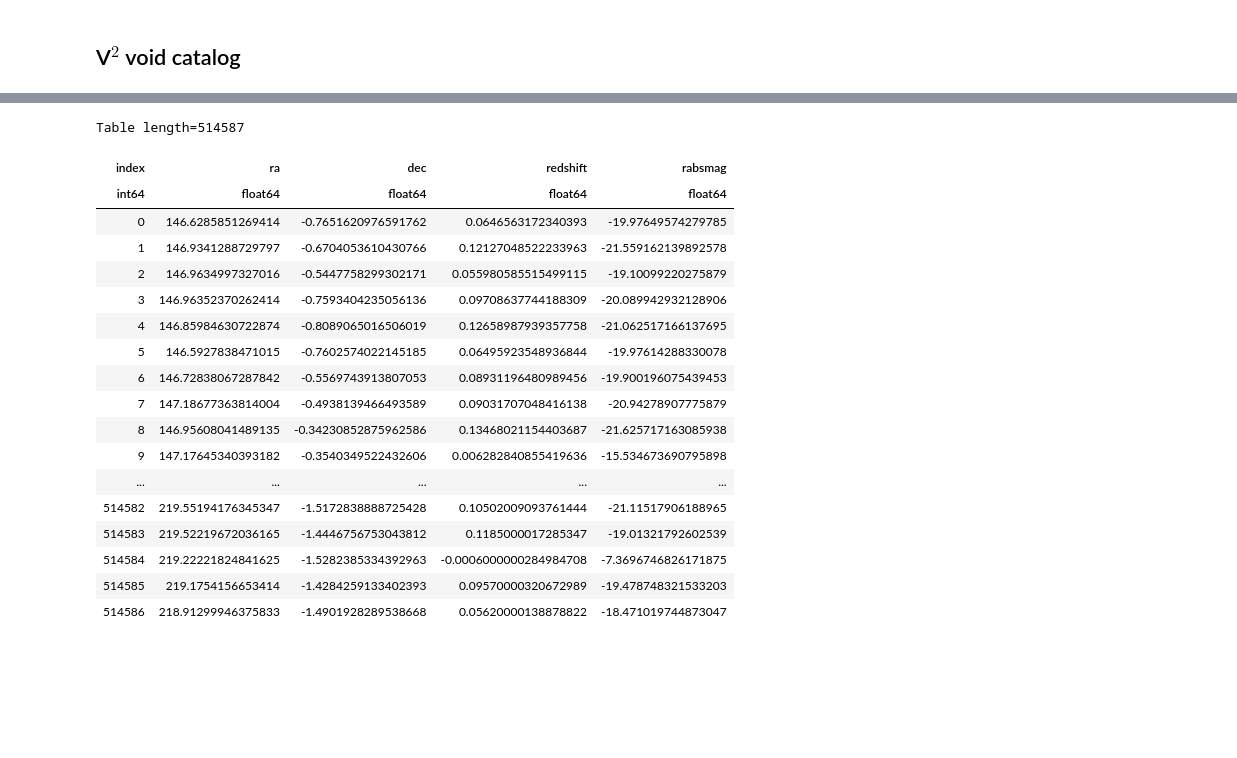
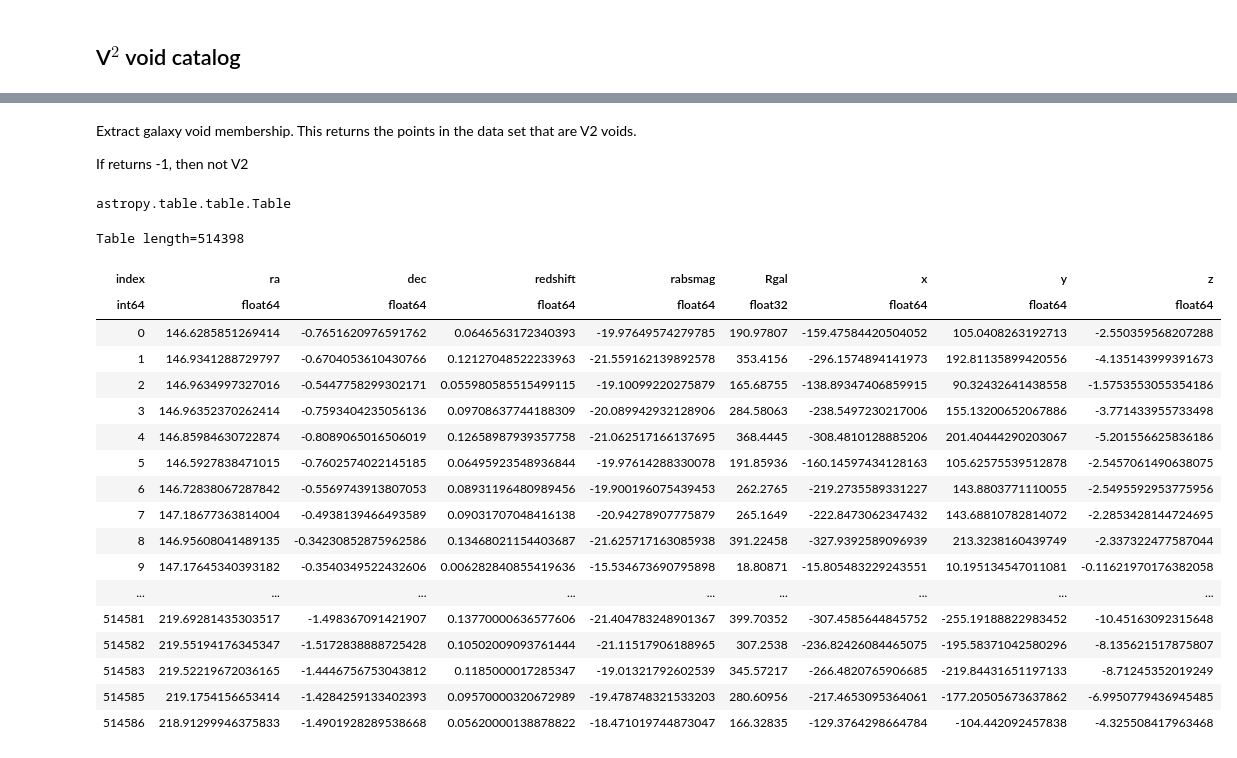
Before and after one commit to DESI-UR/Void_analysis, a Jupyter notebook: nb/Lorenzo/compare_v2.catalogs.ipynb, the cells around one changed output, grey strips where cells are left out. Cells and saved outputs as stored; diff of their text form; code cells hidden in the pictures; blank space fills up the shorter version.

```diff
--- a/nb/Lorenzo/compare_v2.catalogs.ipynb
+++ b/nb/Lorenzo/compare_v2.catalogs.ipynb
@@ -42,26 +67,59 @@ for i in range(len(V2_gz)):
+# %% [markdown]
+Extract galaxy void membership. This returns the points in the data set that are V2 voids.
+
+If returns -1, then not V2
 # %%
 file_name = "/Users/lorenzomendoza/Desktop/Research/Function/V2_nsa_v1_0_1_gal.txt"
 # %%
 data_table_vl = Table.read(file_name, format = "ascii.commented_header")
-# %%
-data_table_vl
-# %% [output]
-Table length=514587
-| index | ra | dec | redshift | rabsmag |
-| int64 | float64 | float64 | float64 | float64 |
-| 0 | 146.6285851269414 | -0.7651620976591762 | 0.0646563172340393 | -19.97649574279785 |
-| 1 | 146.9341288729797 | -0.6704053610430766 | 0.12127048522233963 | -21.559162139892578 |
-| 2 | 146.9634997327016 | -0.5447758299302171 | 0.055980585515499115 | -19.10099220275879 |
-| 3 | 146.96352370262414 | -0.7593404235056136 | 0.09708637744188309 | -20.089942932128906 |
-| 4 | 146.85984630722874 | -0.8089065016506019 | 0.12658987939357758 | -21.062517166137695 |
-| 5 | 146.5927838471015 | -0.7602574022145185 | 0.06495923548936844 | -19.97614288330078 |
-| 6 | 146.72838067287842 | -0.5569743913807053 | 0.08931196480989456 | -19.900196075439453 |
-| 7 | 147.18677363814004 | -0.4938139466493589 | 0.09031707048416138 | -20.94278907775879 |
-| 8 | 146.95608041489135 | -0.34230852875962586 | 0.13468021154403687 | -21.625717163085938 |
-| 9 | 147.17645340393182 | -0.3540349522432606 | 0.006282840855419636 | -15.534673690795898 |
-| ... | ... | ... | ... | ... |
-| 514582 | 219.55194176345347 | -1.5172838888725428 | 0.10502009093761444 | -21.11517906188965 |
-| 514583 | 219.52219672036165 | -1.4446756753043812 | 0.1185000017285347 | -19.01321792602539 |
-| 514584 | 219.22221824841625 | -1.5282385334392963 | -0.0006000000284984708 | -7.3696746826171875 |
-| 514585 | 219.1754156653414 | -1.4284259133402393 | 0.09570000320672989 | -19.478748321533203 |
-| 514586 | 218.91299946375833 | -1.4901928289538668 | 0.05620000138878822 | -18.471019744873047 |
+# %%
+type(data_table_vl)
+# %% [output]
+astropy.table.table.Table
+# %%
+omega_M = np.float32(0.3)
+h = np.float32(1.0)
+"""    Parameters
+    ==========
+
+    z_input : numpy.ndarray of shape (N,)
+        redshift values to compute distances for
+
+    omega_M : float
+        Cosmological matter energy density
+
+    h : float
+        Hubble constant factor
+"""
+Rgal = z_to_comoving_dist(data_table_vl['redshift'].astype(np.float32),omega_M,h)
+data_table_vl['Rgal'] = Rgal
+# %%
+z_boolean = data_table_vl['redshift']>0 #Edge Case: 513626 = [[-0.  0.  0.]]
+data_table_vl = data_table_vl[z_boolean]
+# %%
+galaxies_xyz = ra_dec_to_xyz(data_table_vl)
+# %%
+data_table_vl['x'] = galaxies_xyz[:,0]
+data_table_vl['y'] = galaxies_xyz[:,1]
+data_table_vl['z'] = galaxies_xyz[:,2]
+data_table_vl
+# %% [output]
+Table length=514398
+| index | ra | dec | redshift | rabsmag | Rgal | x | y | z |
+| int64 | float64 | float64 | float64 | float64 | float32 | float64 | float64 | float64 |
+| 0 | 146.6285851269414 | -0.7651620976591762 | 0.0646563172340393 | -19.97649574279785 | 190.97807 | -159.47584420504052 | 105.0408263192713 | -2.550359568207288 |
+| 1 | 146.9341288729797 | -0.6704053610430766 | 0.12127048522233963 | -21.559162139892578 | 353.4156 | -296.1574894141973 | 192.81135899420556 | -4.135143999391673 |
+| 2 | 146.9634997327016 | -0.5447758299302171 | 0.055980585515499115 | -19.10099220275879 | 165.68755 | -138.89347406859915 | 90.32432641438558 | -1.5753553055354186 |
+| 3 | 146.96352370262414 | -0.7593404235056136 | 0.09708637744188309 | -20.089942932128906 | 284.58063 | -238.5497230217006 | 155.13200652067886 | -3.771433955733498 |
+| 4 | 146.85984630722874 | -0.8089065016506019 | 0.12658987939357758 | -21.062517166137695 | 368.4445 | -308.4810128885206 | 201.40444290203067 | -5.201556625836186 |
+| 5 | 146.5927838471015 | -0.7602574022145185 | 0.06495923548936844 | -19.97614288330078 | 191.85936 | -160.14597434128163 | 105.62575539512878 | -2.5457061490638075 |
+| 6 | 146.72838067287842 | -0.5569743913807053 | 0.08931196480989456 | -19.900196075439453 | 262.2765 | -219.2735589331227 | 143.8803771110055 | -2.5495592953775956 |
+| 7 | 147.18677363814004 | -0.4938139466493589 | 0.09031707048416138 | -20.94278907775879 | 265.1649 | -222.8473062347432 | 143.68810782814072 | -2.2853428144724695 |
+| 8 | 146.95608041489135 | -0.34230852875962586 | 0.13468021154403687 | -21.625717163085938 | 391.22458 | -327.9392589096939 | 213.3238160439749 | -2.337322477587044 |
+| 9 | 147.17645340393182 | -0.3540349522432606 | 0.006282840855419636 | -15.534673690795898 | 18.80871 | -15.805483229243551 | 10.195134547011081 | -0.11621970176382058 |
+| ... | ... | ... | ... | ... | ... | ... | ... | ... |
+| 514581 | 219.69281435303517 | -1.498367091421907 | 0.13770000636577606 | -21.404783248901367 | 399.70352 | -307.4585644845752 | -255.19188822983452 | -10.45163092315648 |
+| 514582 | 219.55194176345347 | -1.5172838888725428 | 0.10502009093761444 | -21.11517906188965 | 307.2538 | -236.82426084465075 | -195.58371042580296 | -8.135621517875807 |
+| 514583 | 219.52219672036165 | -1.4446756753043812 | 0.1185000017285347 | -19.01321792602539 | 345.57217 | -266.4820765906685 | -219.84431651197133 | -8.71245352019249 |
+| 514585 | 219.1754156653414 | -1.4284259133402393 | 0.09570000320672989 | -19.478748321533203 | 280.60956 | -217.4653095364061 | -177.20505673637862 | -6.9950779436945485 |
+| 514586 | 218.91299946375833 | -1.4901928289538668 | 0.05620000138878822 | -18.471019744873047 | 166.32835 | -129.3764298664784 | -104.442092457838 | -4.325508417963468 |
```
Also changed, not shown: parts of 68 cells of this notebook.
